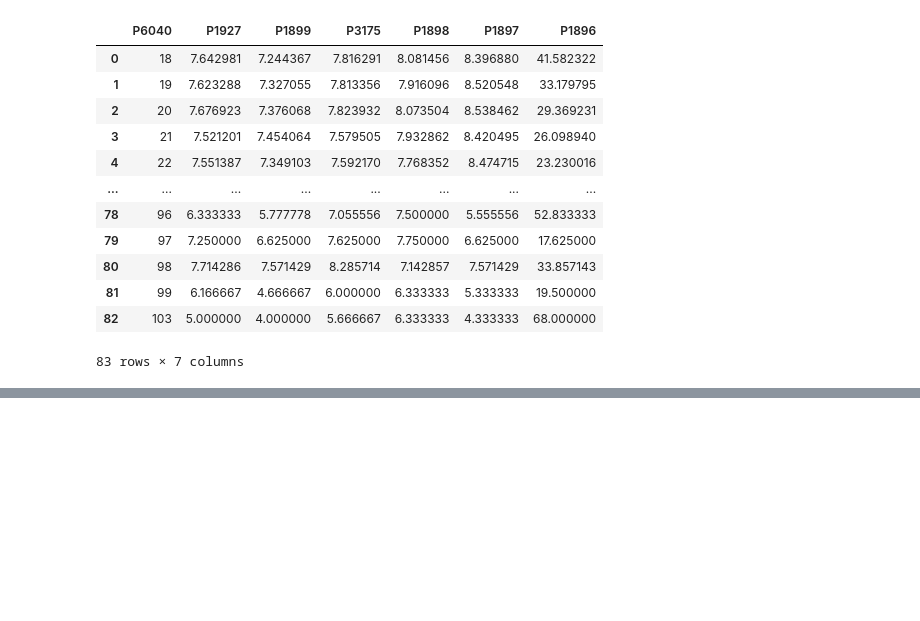
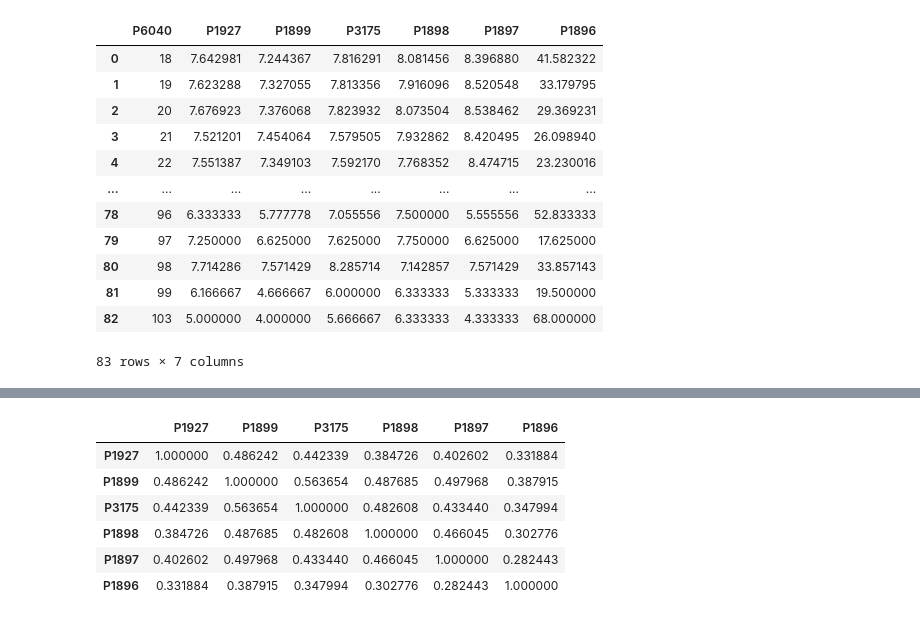
Before and after one commit to Sebast68h/PROYECTO-1-DATA, a Jupyter notebook: Proyecto1.ipynb, the cells around one changed output, grey strips where cells are left out. Saved outputs shown, nothing was run; the diff lists cells and outputs as text; code cells hidden in the pictures; blank space fills up the shorter version.

```diff
--- a/Proyecto1.ipynb
+++ b/Proyecto1.ipynb
@@ -117,0 +129,11 @@ grupo
+# %%
+variables = ["P1927","P1899","P3175","P1898","P1897","P1896"]
+datos_limpios[variables].corr(method= "spearman")
+# %% [output]
+|  | P1927 | P1899 | P3175 | P1898 | P1897 | P1896 |
+| P1927 | 1.000000 | 0.486242 | 0.442339 | 0.384726 | 0.402602 | 0.331884 |
+| P1899 | 0.486242 | 1.000000 | 0.563654 | 0.487685 | 0.497968 | 0.387915 |
+| P3175 | 0.442339 | 0.563654 | 1.000000 | 0.482608 | 0.433440 | 0.347994 |
+| P1898 | 0.384726 | 0.487685 | 0.482608 | 1.000000 | 0.466045 | 0.302776 |
+| P1897 | 0.402602 | 0.497968 | 0.433440 | 0.466045 | 1.000000 | 0.282443 |
+| P1896 | 0.331884 | 0.387915 | 0.347994 | 0.302776 | 0.282443 | 1.000000 |
```
Also changed, not shown: parts of 1 cell of this notebook.
